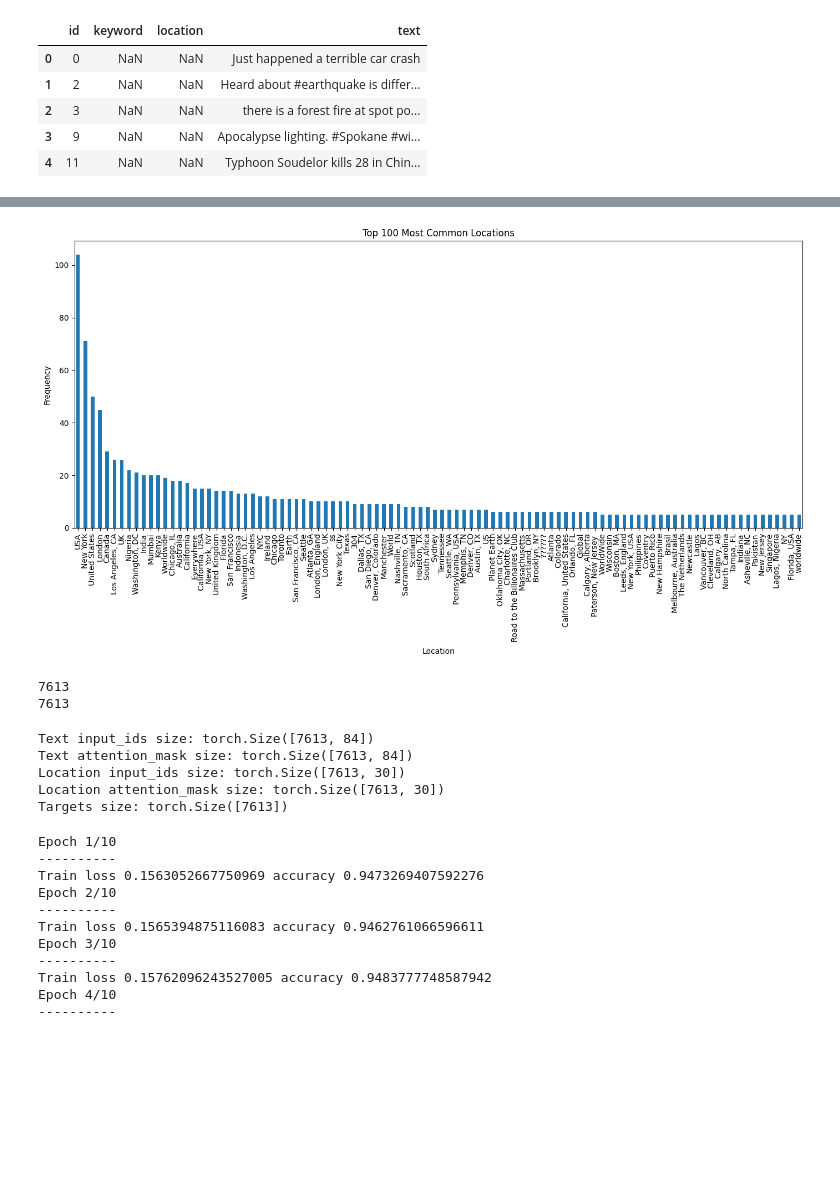
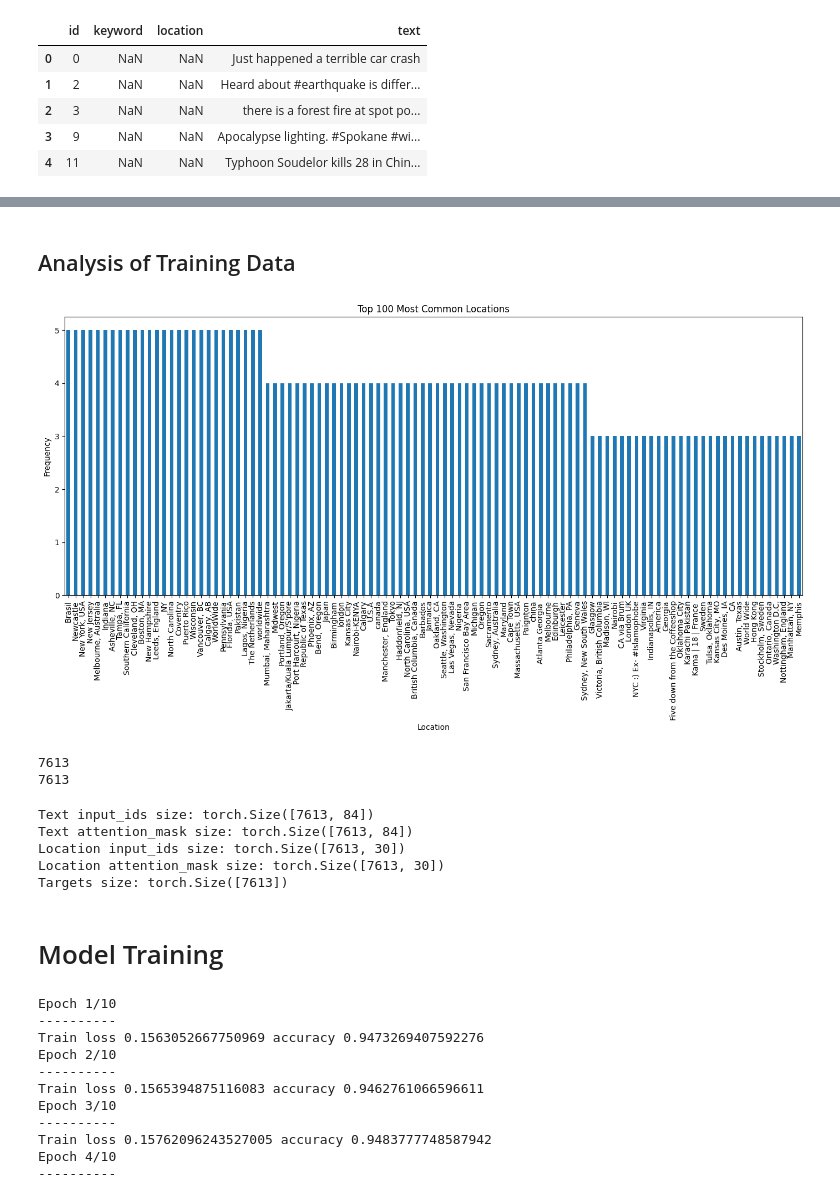
Before and after one commit to LoganBolton/NLP_Tweets, a Jupyter notebook: NLPDisaster.ipynb, the cells around one changed output, grey strips where cells are left out. Drawn from its saved outputs; the diff is of its cells as text; code cells hidden in the pictures; blank space fills up the shorter version.

```diff
--- a/NLPDisaster.ipynb
+++ b/NLPDisaster.ipynb
@@ -413,6 +417,13 @@ invalid_locations = ["Niall's place | SAF 12 SQUAD |",
  'St. Petersburg. Fla.',
  'would rather be in my room',
  'Philippians 4:13',
- 'Deep in the heart of LibLand']
+ 'Deep in the heart of LibLand',
+ 'Planet Earth',
+ 'ss',
+ 'Everywhere',
+ 'everywhere',
+ 'Worldwide',
+ 'worldwide',
+ 'Global']
 df_train['location'] = df_train['location'].apply(lambda x: '[UNK]' if (x.startswith('?') or x in invalid_locations) else x)
 # %% [output]
@@ -420,22 +445,25 @@ df_train['location'] = df_train['location'].apply(lambda x: '[UNK]' if (x.starts
+# %% [markdown]
+## Analysis of Training Data
 # %%
 # data analysis
 location_counts = df_train['location'].value_counts()
 
 # Select the top 10 most common locations
 top_n = 100
-top_locations = location_counts.head(top_n)
+# top_locations = location_counts.head(top_n)
+top_locations = location_counts.iloc[75:175]
 
 # Plot the data
 plt.figure(figsize=(14, 8))
 top_locations.plot(kind='bar')
 plt.title(f'Top {top_n} Most Common Locations')
 plt.xlabel('Location')
 plt.ylabel('Frequency')
 plt.xticks(rotation=90)
 plt.tight_layout()  # Adjust layout to fit labels
 plt.show()
 # %% [output]
-[figure, old version]
+[figure, new version]
 # %%
 tokenizer = BertTokenizer.from_pretrained('bert-base-uncased')
 
@@ -513,6 +541,8 @@ test_dataset = TensorDataset(
 # this is a way for the data to be randomized during every epoch of training. Also makes easier to parallelize
 train_data_loader = DataLoader(train_dataset, batch_size=16, shuffle=True)
 test_data_loader = DataLoader(test_dataset, batch_size=16, shuffle=False)
+# %% [markdown]
+# Model Training
 # %%
 import torch.nn as nn
 from transformers import BertModel
```
Also changed, not shown: parts of 4 cells of this notebook.
